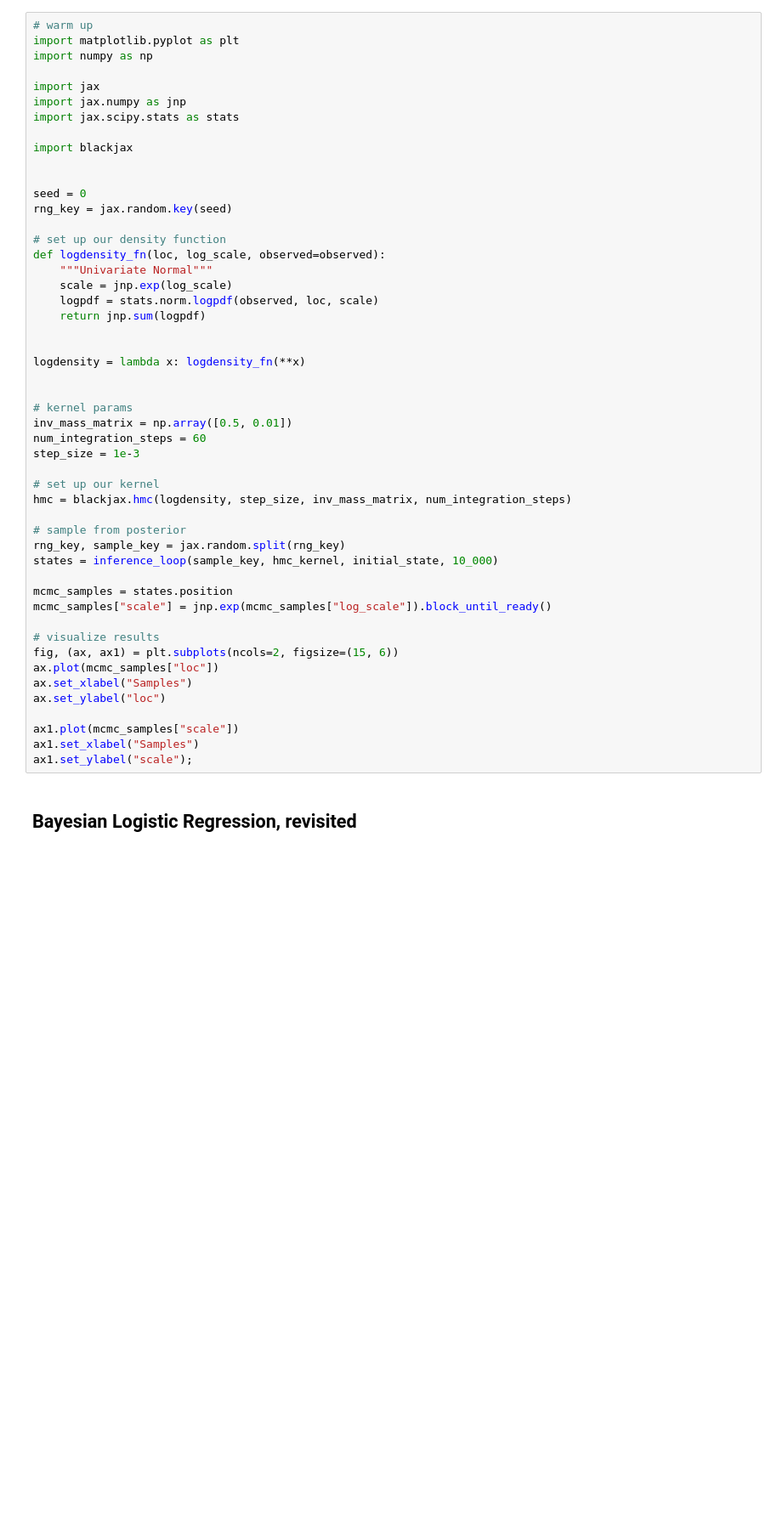
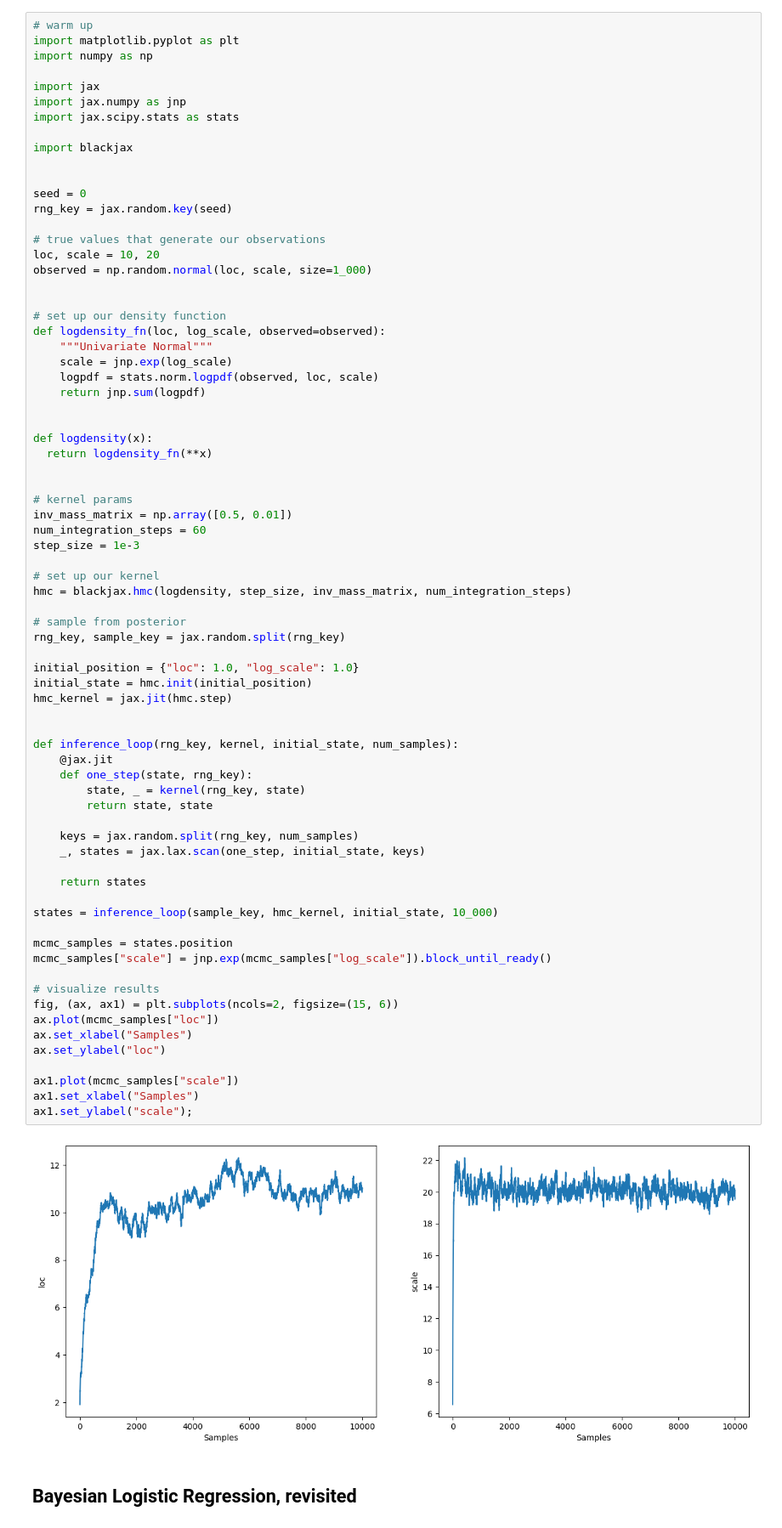
Before and after one commit to USCbiostats/PM520, a Jupyter notebook: Lab_12_MCMC_BlackJAX.ipynb, the cells around one changed output. Shown: that part at 85% size. Saved outputs shown, nothing was run; the diff lists cells and outputs as text; blank space fills up the shorter version.

```diff
--- a/Lab_12_MCMC_BlackJAX.ipynb
+++ b/Lab_12_MCMC_BlackJAX.ipynb
@@ -17,6 +36,11 @@ import blackjax
 seed = 0
 rng_key = jax.random.key(seed)
 
+# true values that generate our observations
+loc, scale = 10, 20
+observed = np.random.normal(loc, scale, size=1_000)
+
+
 # set up our density function
 def logdensity_fn(loc, log_scale, observed=observed):
     """Univariate Normal"""
@@ -24,34 +48,54 @@ def logdensity_fn(loc, log_scale, observed=observed):
     logpdf = stats.norm.logpdf(observed, loc, scale)
     return jnp.sum(logpdf)
 
 
-logdensity = lambda x: logdensity_fn(**x)
+def logdensity(x):
+  return logdensity_fn(**x)
 
 
 # kernel params
 inv_mass_matrix = np.array([0.5, 0.01])
 num_integration_steps = 60
 step_size = 1e-3
 
 # set up our kernel
 hmc = blackjax.hmc(logdensity, step_size, inv_mass_matrix, num_integration_steps)
 
 # sample from posterior
 rng_key, sample_key = jax.random.split(rng_key)
+
+initial_position = {"loc": 1.0, "log_scale": 1.0}
+initial_state = hmc.init(initial_position)
+hmc_kernel = jax.jit(hmc.step)
+
+
+def inference_loop(rng_key, kernel, initial_state, num_samples):
+    @jax.jit
+    def one_step(state, rng_key):
+        state, _ = kernel(rng_key, state)
+        return state, state
+
+    keys = jax.random.split(rng_key, num_samples)
+    _, states = jax.lax.scan(one_step, initial_state, keys)
+
+    return states
+
 states = inference_loop(sample_key, hmc_kernel, initial_state, 10_000)
 
 mcmc_samples = states.position
 mcmc_samples["scale"] = jnp.exp(mcmc_samples["log_scale"]).block_until_ready()
 
 # visualize results
 fig, (ax, ax1) = plt.subplots(ncols=2, figsize=(15, 6))
 ax.plot(mcmc_samples["loc"])
 ax.set_xlabel("Samples")
 ax.set_ylabel("loc")
 
 ax1.plot(mcmc_samples["scale"])
 ax1.set_xlabel("Samples")
 ax1.set_ylabel("scale");
+# %% [output]
+[figure, added]
 # %% [markdown]
 ## Bayesian Logistic Regression, revisited
 # %%
```
Also changed, not shown: parts of 1 cell of this notebook.
